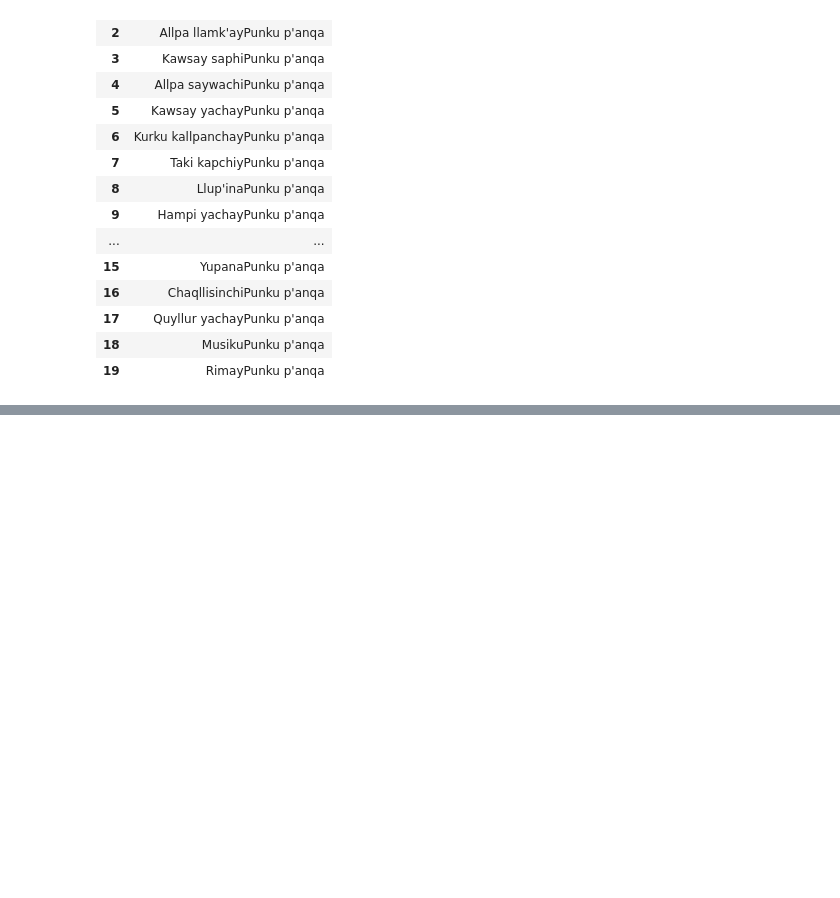
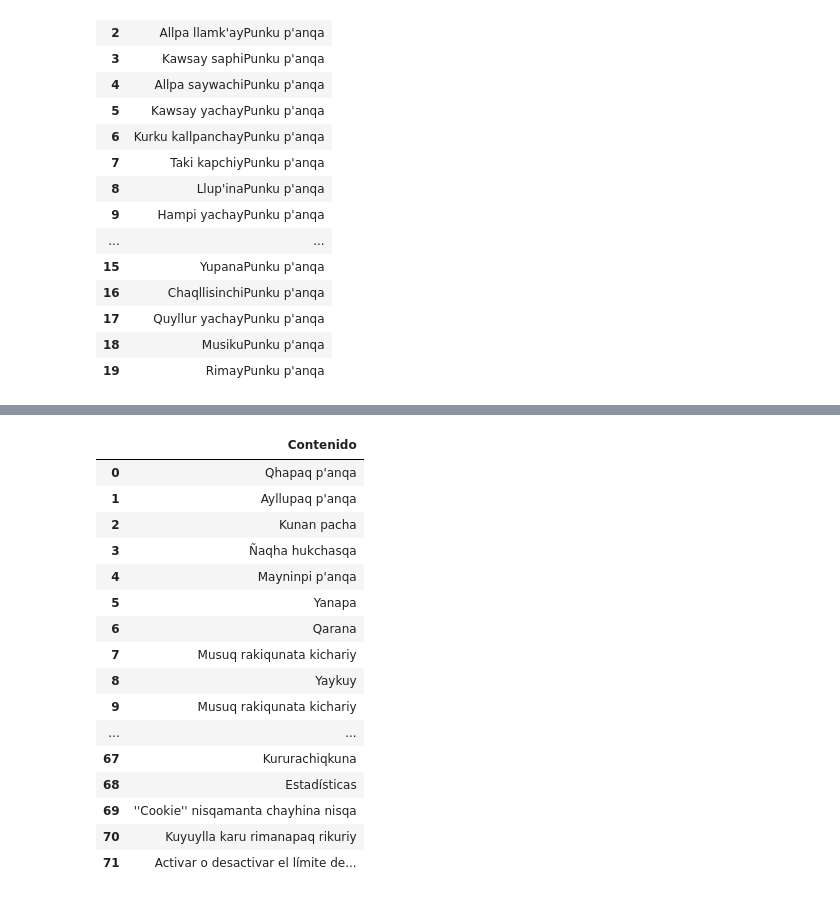
Before and after one commit to TACC-TA/corpus-extraction, a Jupyter notebook: Corpus Extraction/extraction.ipynb, the cells around one changed output, grey strips where cells are left out. Cells and saved outputs as stored; diff of their text form; code cells hidden in the pictures; blank space fills up the shorter version.

```diff
--- a/Corpus Extraction/extraction.ipynb
+++ b/Corpus Extraction/extraction.ipynb
@@ -110,0 +116,17 @@ display(df)
+# %%
+
+textos = []
+# Recorremos todos los elementos div con la clase "portada-slider-contingut"
+divs = soup.find_all('div', class_="portada-cronologia-efemeride")
+for div in divs:
+    contenido_limpio = div.text.replace('\n', '')  # Remover los caracteres de nueva línea
+    textos.append(contenido_limpio)
+
+df = pd.DataFrame(textos, columns=["Contenido"])
+# Configurar pandas para mostrar todas las columnas y filas sin truncar
+pd.set_option('display.max_columns', None)
+pd.set_option('display.max_rows', None)
+pd.set_option('display.max_colwidth', None)
+
+# Imprimir el DataFrame como una tabla en el notebook
+display(df)
@@ -110,0 +139,34 @@ display(df)
+# %%
+import pandas as pd
+
+textos = []
+
+for div in soup.find_all('li'):
+    # Verificamos si el div no contiene el checkbox específico y no tiene la clase deseada
+    if not div.find('input', {'id': 'p-lang-btn-checkbox'}) and 'interlanguage-link' not in div.get('class', []):
+        contenido_limpio = div.text.replace('\n', '').strip()  # Remover los caracteres de nueva línea y espacios en blanco
+        # Verificar si el contenido no está vacío y no contiene los símbolos "<" o ">"
+        if contenido_limpio and '<' not in contenido_limpio and '>' not in contenido_limpio:
+            textos.append(contenido_limpio)
+
+df = pd.DataFrame(textos, columns=["Contenido"])
+
+display(df)
+# %% [output]
+|  | Contenido |
+| 0 | Qhapaq p'anqa |
+| 1 | Ayllupaq p'anqa |
+| 2 | Kunan pacha |
+| 3 | Ñaqha hukchasqa |
+| 4 | Mayninpi p'anqa |
+| 5 | Yanapa |
+| 6 | Qarana |
+| 7 | Musuq rakiqunata kichariy |
+| 8 | Yaykuy |
+| 9 | Musuq rakiqunata kichariy |
+| ... | ... |
+| 67 | Kururachiqkuna |
+| 68 | Estadísticas |
+| 69 | ''Cookie'' nisqamanta chayhina nisqa |
+| 70 | Kuyuylla karu rimanapaq rikuriy |
+| 71 | Activar o desactivar el límite de... |
```
Also changed, not shown: parts of 2 cells of this notebook.
